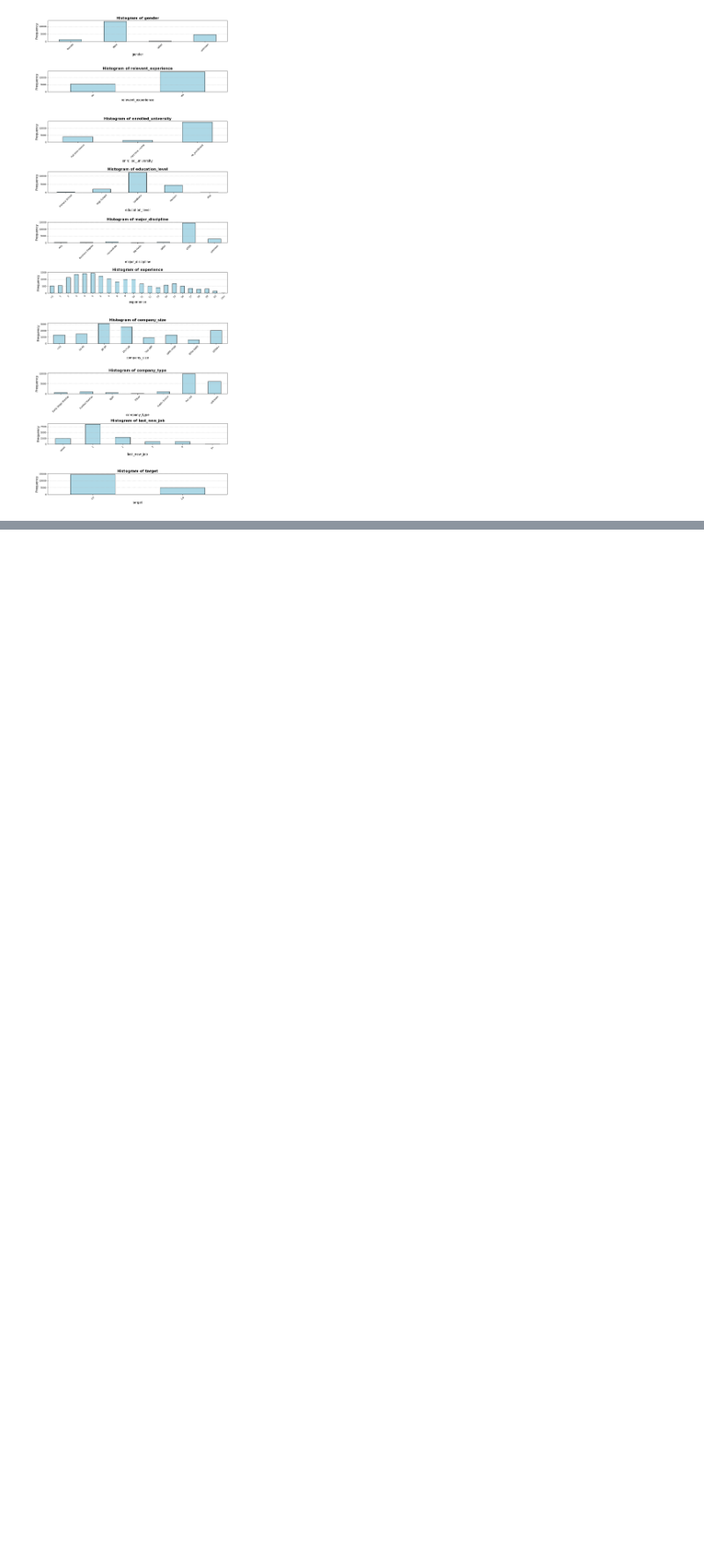
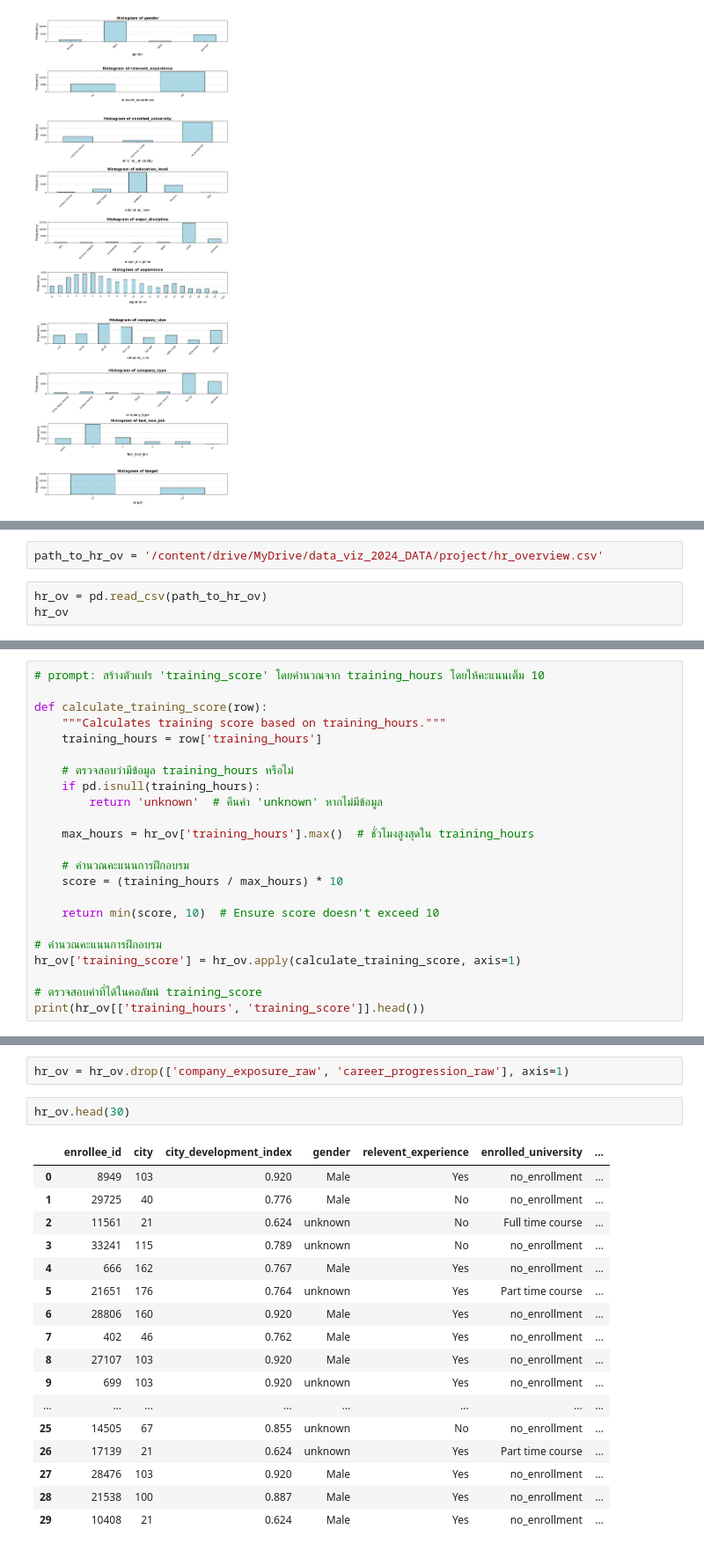
Before and after one commit to RatchanonPa/python_dataviz2024, a Jupyter notebook: HR_project.ipynb, the cells around one changed output, grey strips where cells are left out. Shown at 88% size. Saved outputs shown, nothing was run; the diff lists cells and outputs as text; blank space fills up the shorter version.

Commit message:
Final Project
Final Project

```diff
--- a/HR_project.ipynb
+++ b/HR_project.ipynb
@@ -2030,0 +296,5 @@ radar_data = prepare_radar_metrics('input_data.csv', 'radar_metrics_for_looker.c
+# %%
+path_to_hr_ov = '/content/drive/MyDrive/data_viz_2024_DATA/project/hr_overview.csv'
+# %%
+hr_ov = pd.read_csv(path_to_hr_ov)
+hr_ov
@@ -2030,0 +444,23 @@ radar_data = prepare_radar_metrics('input_data.csv', 'radar_metrics_for_looker.c
+# %%
+# prompt: สร้างตัวแปร 'training_score' โดยคำนวณจาก training_hours โดยให้คะแนนเต็ม 10
+
+def calculate_training_score(row):
+    """Calculates training score based on training_hours."""
+    training_hours = row['training_hours']
+
+    # ตรวจสอบว่ามีข้อมูล training_hours หรือไม่
+    if pd.isnull(training_hours):
+        return 'unknown'  # คืนค่า 'unknown' หากไม่มีข้อมูล
+
+    max_hours = hr_ov['training_hours'].max()  # ชั่วโมงสูงสุดใน training_hours
+
+    # คำนวณคะแนนการฝึกอบรม
+    score = (training_hours / max_hours) * 10
+
+    return min(score, 10)  # Ensure score doesn't exceed 10
+
+# คำนวณคะแนนการฝึกอบรม
+hr_ov['training_score'] = hr_ov.apply(calculate_training_score, axis=1)
+
+# ตรวจสอบค่าที่ได้ในคอลัมน์ training_score
+print(hr_ov[['training_hours', 'training_score']].head())
@@ -2030,0 +608,22 @@ radar_data = prepare_radar_metrics('input_data.csv', 'radar_metrics_for_looker.c
+# %%
+hr_ov = hr_ov.drop(['company_exposure_raw', 'career_progression_raw'], axis=1)
+# %%
+hr_ov.head(30)
+# %% [output]
+|  | enrollee_id | city | city_development_index | gender | relevent_experience | enrolled_university | ... |
+| 0 | 8949 | 103 | 0.920 | Male | Yes | no_enrollment | ... |
+| 1 | 29725 | 40 | 0.776 | Male | No | no_enrollment | ... |
+| 2 | 11561 | 21 | 0.624 | unknown | No | Full time course | ... |
+| 3 | 33241 | 115 | 0.789 | unknown | No | no_enrollment | ... |
+| 4 | 666 | 162 | 0.767 | Male | Yes | no_enrollment | ... |
+| 5 | 21651 | 176 | 0.764 | unknown | Yes | Part time course | ... |
+| 6 | 28806 | 160 | 0.920 | Male | Yes | no_enrollment | ... |
+| 7 | 402 | 46 | 0.762 | Male | Yes | no_enrollment | ... |
+| 8 | 27107 | 103 | 0.920 | Male | Yes | no_enrollment | ... |
+| 9 | 699 | 103 | 0.920 | unknown | Yes | no_enrollment | ... |
+| ... | ... | ... | ... | ... | ... | ... | ... |
+| 25 | 14505 | 67 | 0.855 | unknown | No | no_enrollment | ... |
+| 26 | 17139 | 21 | 0.624 | unknown | Yes | Part time course | ... |
+| 27 | 28476 | 103 | 0.920 | Male | Yes | no_enrollment | ... |
+| 28 | 21538 | 100 | 0.887 | Male | Yes | no_enrollment | ... |
+| 29 | 10408 | 21 | 0.624 | Male | Yes | no_enrollment | ... |
```
Also changed, not shown: parts of 93 cells of this notebook.
